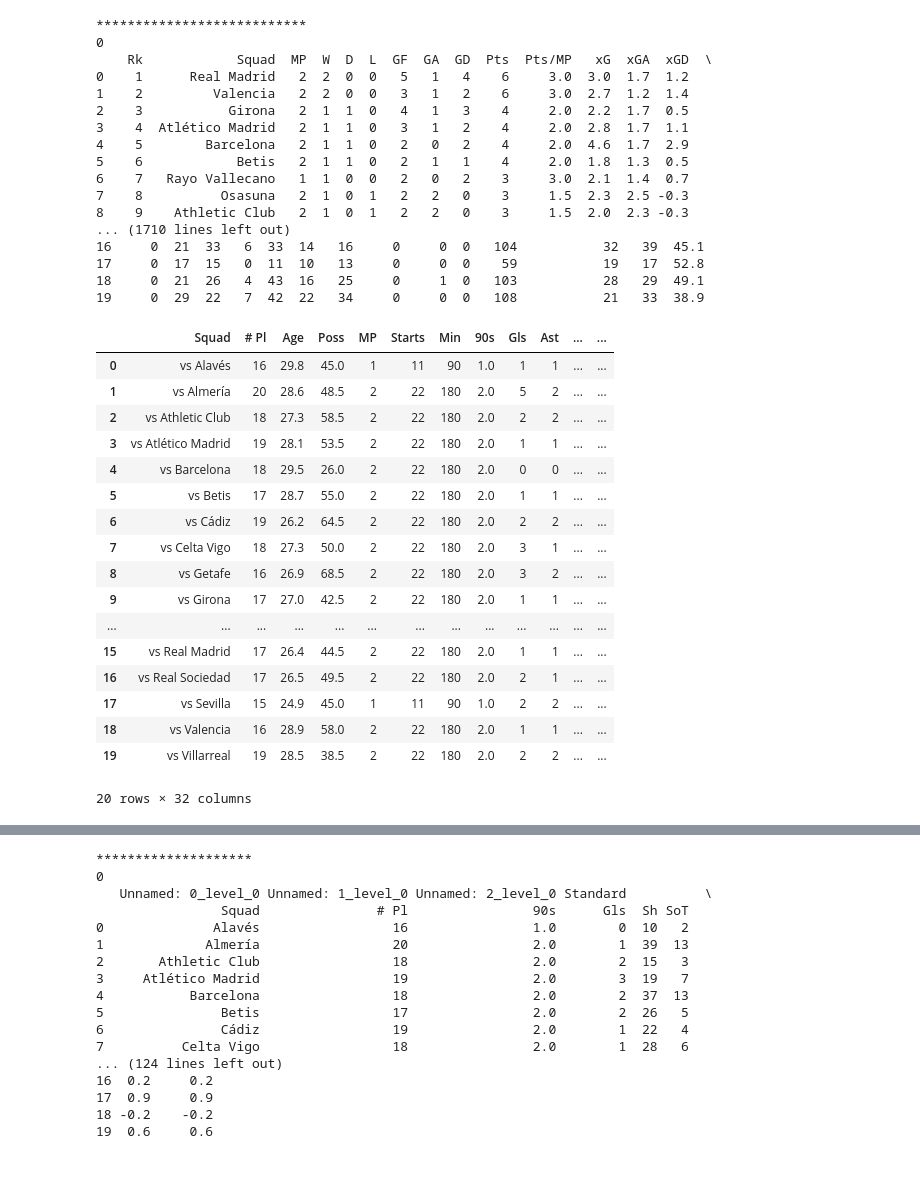
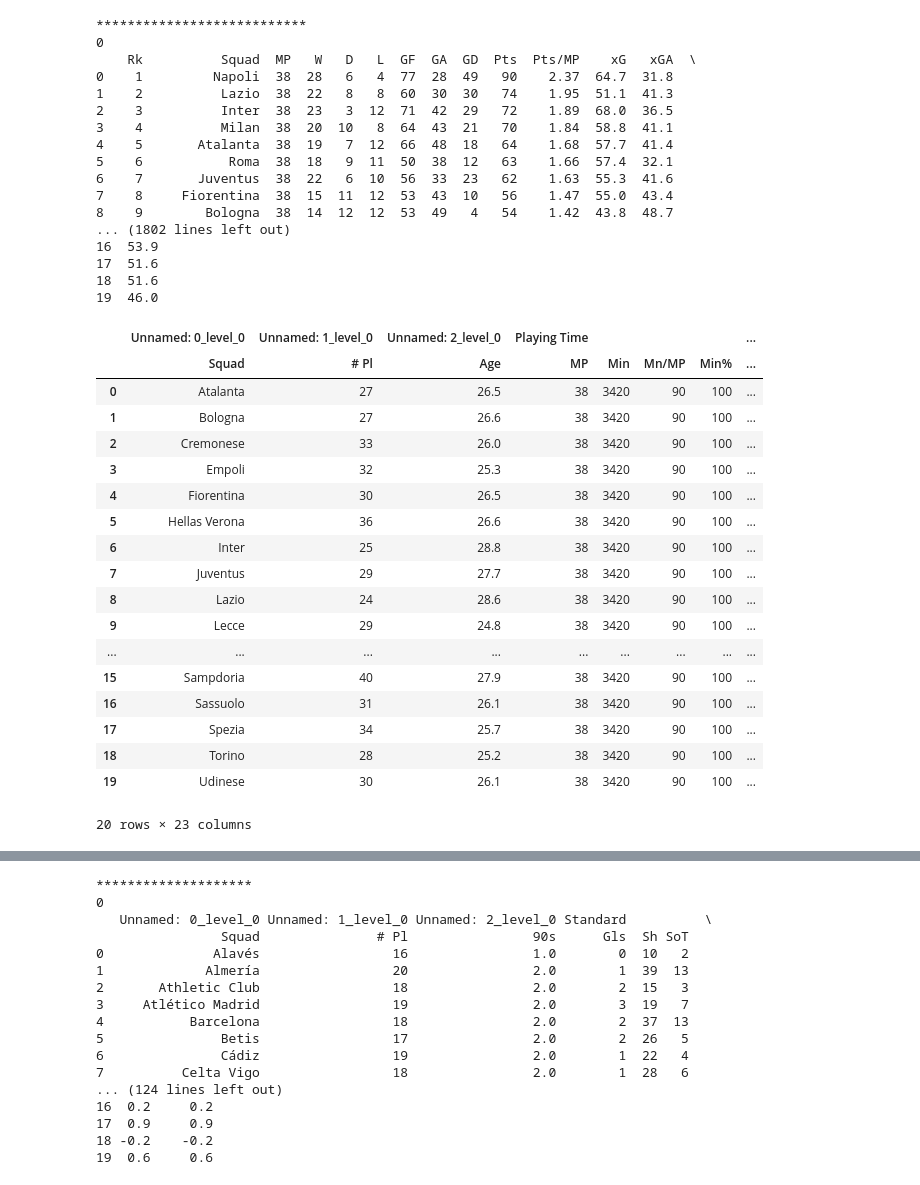
Before and after one commit to tasosnikitakis/Data_Science_Notebooks, a Jupyter notebook: FBREF_data_scrapping.ipynb, the cells around one changed output, grey strips where cells are left out. Drawn from its saved outputs; the diff is of its cells as text; code cells hidden in the pictures.

```diff
--- a/FBREF_data_scrapping.ipynb
+++ b/FBREF_data_scrapping.ipynb
@@ -4,7 +4,7 @@
 import pandas as pd
 import matplotlib.pyplot as plt
 # %%
-df = pd.read_html('https://fbref.com/en/comps/12/La-Liga-Stats')
+df = pd.read_html('https://fbref.com/en/comps/11/2022-2023/2022-2023-Serie-A-Stats')
 # %%
 for idx,table in enumerate(df):
  print("***************************")
@@ -13,18 +13,18 @@ for idx,table in enumerate(df):
 # %% [output]
 ***************************
 0
-    Rk            Squad  MP  W  D  L  GF  GA  GD  Pts  Pts/MP   xG  xGA  xGD  \
-0    1      Real Madrid   2  2  0  0   5   1   4    6     3.0  3.0  1.7  1.2
-1    2         Valencia   2  2  0  0   3   1   2    6     3.0  2.7  1.2  1.4
-2    3           Girona   2  1  1  0   4   1   3    4     2.0  2.2  1.7  0.5
-3    4  Atlético Madrid   2  1  1  0   3   1   2    4     2.0  2.8  1.7  1.1
-4    5        Barcelona   2  1  1  0   2   0   2    4     2.0  4.6  1.7  2.9
-5    6            Betis   2  1  1  0   2   1   1    4     2.0  1.8  1.3  0.5
-6    7   Rayo Vallecano   1  1  0  0   2   0   2    3     3.0  2.1  1.4  0.7
-7    8          Osasuna   2  1  0  1   2   2   0    3     1.5  2.3  2.5 -0.3
-8    9    Athletic Club   2  1  0  1   2   2   0    3     1.5  2.0  2.3 -0.3
-... (1710 lines left out)
-16     0  21  33   6  33  14   16     0     0  0   104           32   39  45.1
-17     0  17  15   0  11  10   13     0     0  0    59           19   17  52.8
-18     0  21  26   4  43  16   25     0     1  0   103           28   29  49.1
-19     0  29  22   7  42  22   34     0     0  0   108           21   33  38.9
+    Rk          Squad  MP   W   D   L  GF  GA  GD  Pts  Pts/MP    xG   xGA  \
+0    1         Napoli  38  28   6   4  77  28  49   90    2.37  64.7  31.8
+1    2          Lazio  38  22   8   8  60  30  30   74    1.95  51.1  41.3
+2    3          Inter  38  23   3  12  71  42  29   72    1.89  68.0  36.5
+3    4          Milan  38  20  10   8  64  43  21   70    1.84  58.8  41.1
+4    5       Atalanta  38  19   7  12  66  48  18   64    1.68  57.7  41.4
+5    6           Roma  38  18   9  11  50  38  12   63    1.66  57.4  32.1
+6    7       Juventus  38  22   6  10  56  33  23   62    1.63  55.3  41.6
+7    8     Fiorentina  38  15  11  12  53  43  10   56    1.47  55.0  43.4
+8    9        Bologna  38  14  12  12  53  49   4   54    1.42  43.8  48.7
+... (1802 lines left out)
+16  53.9
+17  51.6
+18  51.6
+19  46.0
@@ -35,21 +31,22 @@ la_liga_stats.columns = la_liga_stats.columns.droplevel()
-# %%
-la_liga_stats
-# %% [output]
-|  | Squad | # Pl | Age | Poss | MP | Starts | Min | 90s | Gls | Ast | ... | ... |
-| 0 | vs Alavés | 16 | 29.8 | 45.0 | 1 | 11 | 90 | 1.0 | 1 | 1 | ... | ... |
-| 1 | vs Almería | 20 | 28.6 | 48.5 | 2 | 22 | 180 | 2.0 | 5 | 2 | ... | ... |
-| 2 | vs Athletic Club | 18 | 27.3 | 58.5 | 2 | 22 | 180 | 2.0 | 2 | 2 | ... | ... |
-| 3 | vs Atlético Madrid | 19 | 28.1 | 53.5 | 2 | 22 | 180 | 2.0 | 1 | 1 | ... | ... |
-| 4 | vs Barcelona | 18 | 29.5 | 26.0 | 2 | 22 | 180 | 2.0 | 0 | 0 | ... | ... |
-| 5 | vs Betis | 17 | 28.7 | 55.0 | 2 | 22 | 180 | 2.0 | 1 | 1 | ... | ... |
-| 6 | vs Cádiz | 19 | 26.2 | 64.5 | 2 | 22 | 180 | 2.0 | 2 | 2 | ... | ... |
-| 7 | vs Celta Vigo | 18 | 27.3 | 50.0 | 2 | 22 | 180 | 2.0 | 3 | 1 | ... | ... |
-| 8 | vs Getafe | 16 | 26.9 | 68.5 | 2 | 22 | 180 | 2.0 | 3 | 2 | ... | ... |
-| 9 | vs Girona | 17 | 27.0 | 42.5 | 2 | 22 | 180 | 2.0 | 1 | 1 | ... | ... |
-| ... | ... | ... | ... | ... | ... | ... | ... | ... | ... | ... | ... | ... |
-| 15 | vs Real Madrid | 17 | 26.4 | 44.5 | 2 | 22 | 180 | 2.0 | 1 | 1 | ... | ... |
-| 16 | vs Real Sociedad | 17 | 26.5 | 49.5 | 2 | 22 | 180 | 2.0 | 2 | 1 | ... | ... |
-| 17 | vs Sevilla | 15 | 24.9 | 45.0 | 1 | 11 | 90 | 1.0 | 2 | 2 | ... | ... |
-| 18 | vs Valencia | 16 | 28.9 | 58.0 | 2 | 22 | 180 | 2.0 | 1 | 1 | ... | ... |
-| 19 | vs Villarreal | 19 | 28.5 | 38.5 | 2 | 22 | 180 | 2.0 | 2 | 2 | ... | ... |
-20 rows × 32 columns
+# %%
+df[20]
+# %% [output]
+|  | Unnamed: 0_level_0 | Unnamed: 1_level_0 | Unnamed: 2_level_0 | Playing Time |  |  |  | ... |
+|  | Squad | # Pl | Age | MP | Min | Mn/MP | Min% | ... |
+| 0 | Atalanta | 27 | 26.5 | 38 | 3420 | 90 | 100 | ... |
+| 1 | Bologna | 27 | 26.6 | 38 | 3420 | 90 | 100 | ... |
+| 2 | Cremonese | 33 | 26.0 | 38 | 3420 | 90 | 100 | ... |
+| 3 | Empoli | 32 | 25.3 | 38 | 3420 | 90 | 100 | ... |
+| 4 | Fiorentina | 30 | 26.5 | 38 | 3420 | 90 | 100 | ... |
+| 5 | Hellas Verona | 36 | 26.6 | 38 | 3420 | 90 | 100 | ... |
+| 6 | Inter | 25 | 28.8 | 38 | 3420 | 90 | 100 | ... |
+| 7 | Juventus | 29 | 27.7 | 38 | 3420 | 90 | 100 | ... |
+| 8 | Lazio | 24 | 28.6 | 38 | 3420 | 90 | 100 | ... |
+| 9 | Lecce | 29 | 24.8 | 38 | 3420 | 90 | 100 | ... |
+| ... | ... | ... | ... | ... | ... | ... | ... | ... |
+| 15 | Sampdoria | 40 | 27.9 | 38 | 3420 | 90 | 100 | ... |
+| 16 | Sassuolo | 31 | 26.1 | 38 | 3420 | 90 | 100 | ... |
+| 17 | Spezia | 34 | 25.7 | 38 | 3420 | 90 | 100 | ... |
+| 18 | Torino | 28 | 25.2 | 38 | 3420 | 90 | 100 | ... |
+| 19 | Udinese | 30 | 26.1 | 38 | 3420 | 90 | 100 | ... |
+20 rows × 23 columns
```
Also changed, not shown: parts of 4 cells of this notebook.
